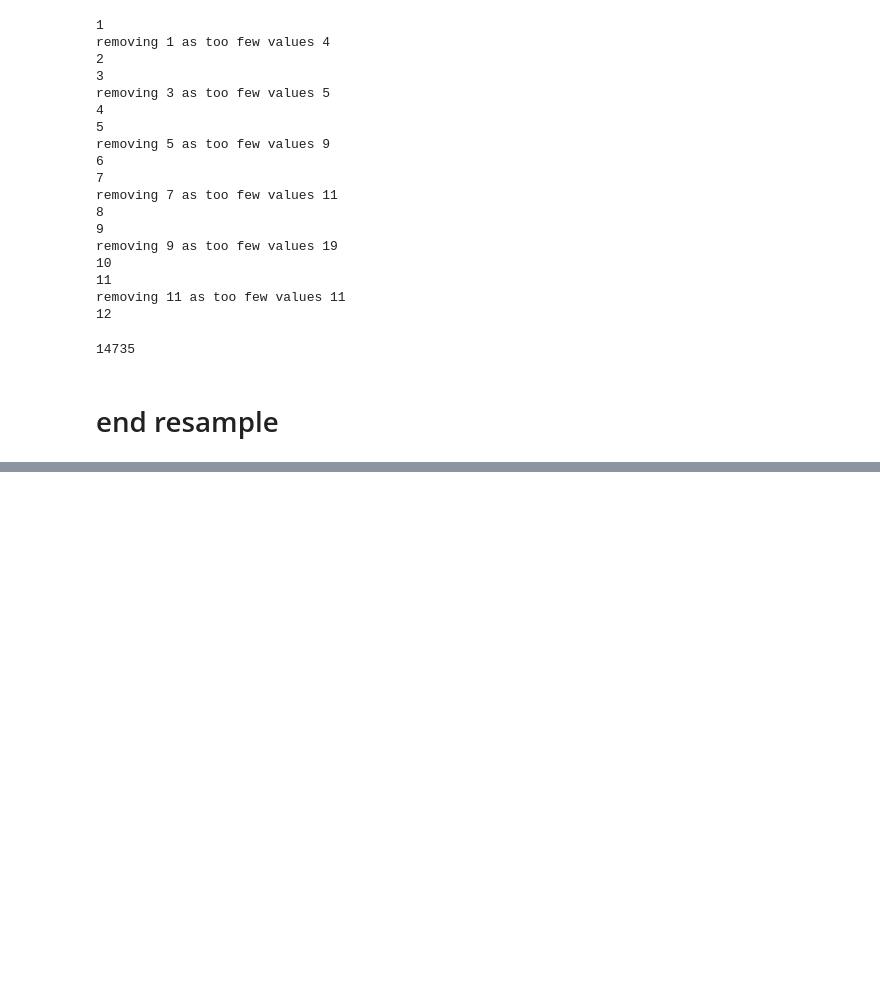
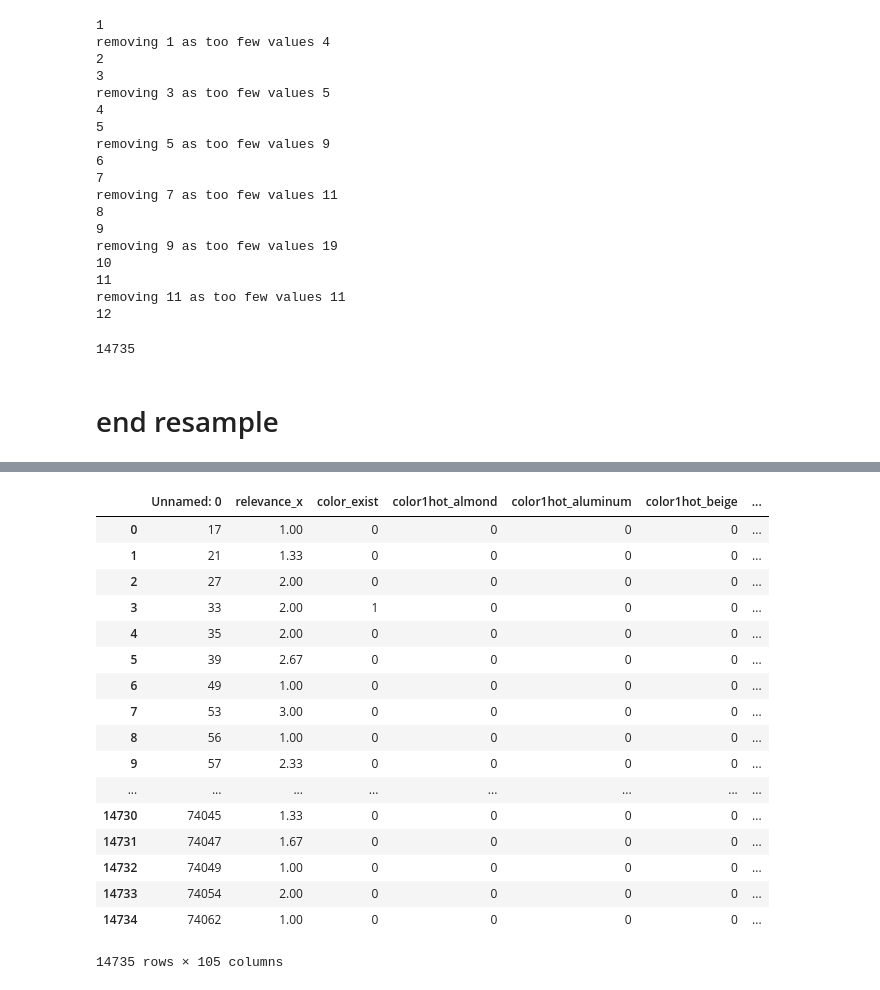
Before and after one commit to jax79sg/IRDM2017, a Jupyter notebook: python/features-performanceanalysis.ipynb, the cells around one changed output, grey strips where cells are left out. Cells and saved outputs as stored; diff of their text form; code cells hidden in the pictures; blank space fills up the shorter version.

```diff
--- a/python/features-performanceanalysis.ipynb
+++ b/python/features-performanceanalysis.ipynb
@@ -417,3 +461,24 @@ for feat_col in feat_cols:
+# %%
+feature_rescale_df
+# %% [output]
+|  | Unnamed: 0 | relevance_x | color_exist | color1hot_almond | color1hot_aluminum | color1hot_beige | ... |
+| 0 | 17 | 1.00 | 0 | 0 | 0 | 0 | ... |
+| 1 | 21 | 1.33 | 0 | 0 | 0 | 0 | ... |
+| 2 | 27 | 2.00 | 0 | 0 | 0 | 0 | ... |
+| 3 | 33 | 2.00 | 1 | 0 | 0 | 0 | ... |
+| 4 | 35 | 2.00 | 0 | 0 | 0 | 0 | ... |
+| 5 | 39 | 2.67 | 0 | 0 | 0 | 0 | ... |
+| 6 | 49 | 1.00 | 0 | 0 | 0 | 0 | ... |
+| 7 | 53 | 3.00 | 0 | 0 | 0 | 0 | ... |
+| 8 | 56 | 1.00 | 0 | 0 | 0 | 0 | ... |
+| 9 | 57 | 2.33 | 0 | 0 | 0 | 0 | ... |
+| ... | ... | ... | ... | ... | ... | ... | ... |
+| 14730 | 74045 | 1.33 | 0 | 0 | 0 | 0 | ... |
+| 14731 | 74047 | 1.67 | 0 | 0 | 0 | 0 | ... |
+| 14732 | 74049 | 1.00 | 0 | 0 | 0 | 0 | ... |
+| 14733 | 74054 | 2.00 | 0 | 0 | 0 | 0 | ... |
+| 14734 | 74062 | 1.00 | 0 | 0 | 0 | 0 | ... |
+14735 rows × 105 columns
 # %%
 # fig = plt.gcf()
 # fig.set_size_inches(8,15)
```
Also changed, not shown: parts of 11 cells of this notebook, 6 other files.
